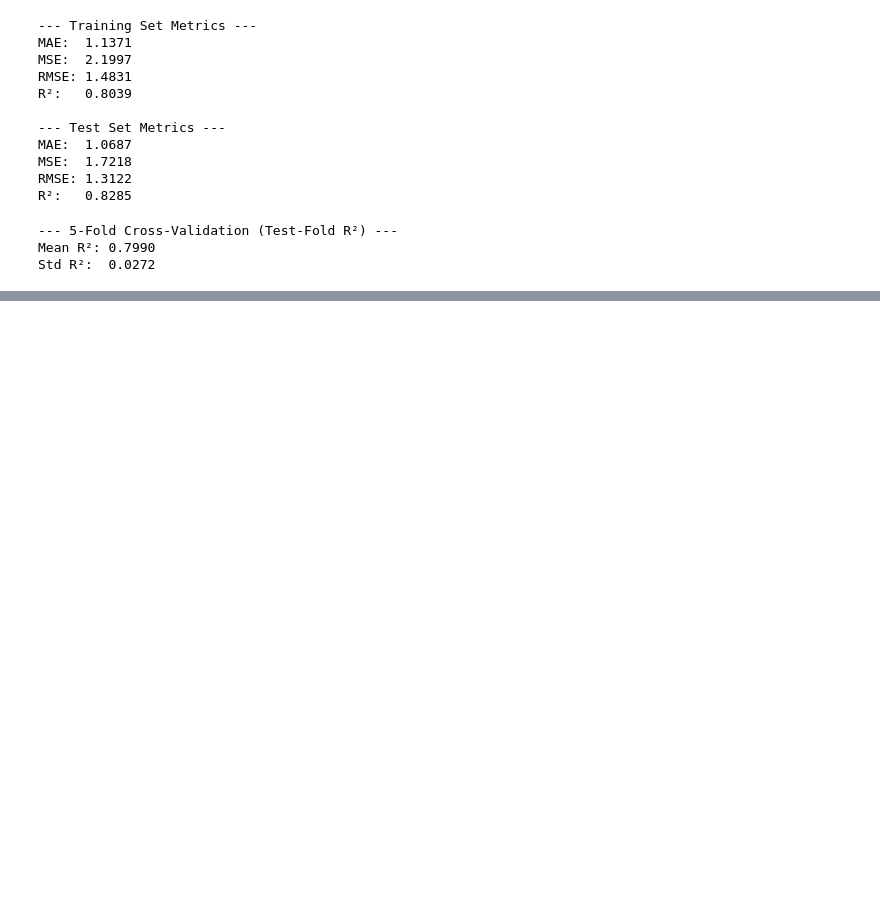
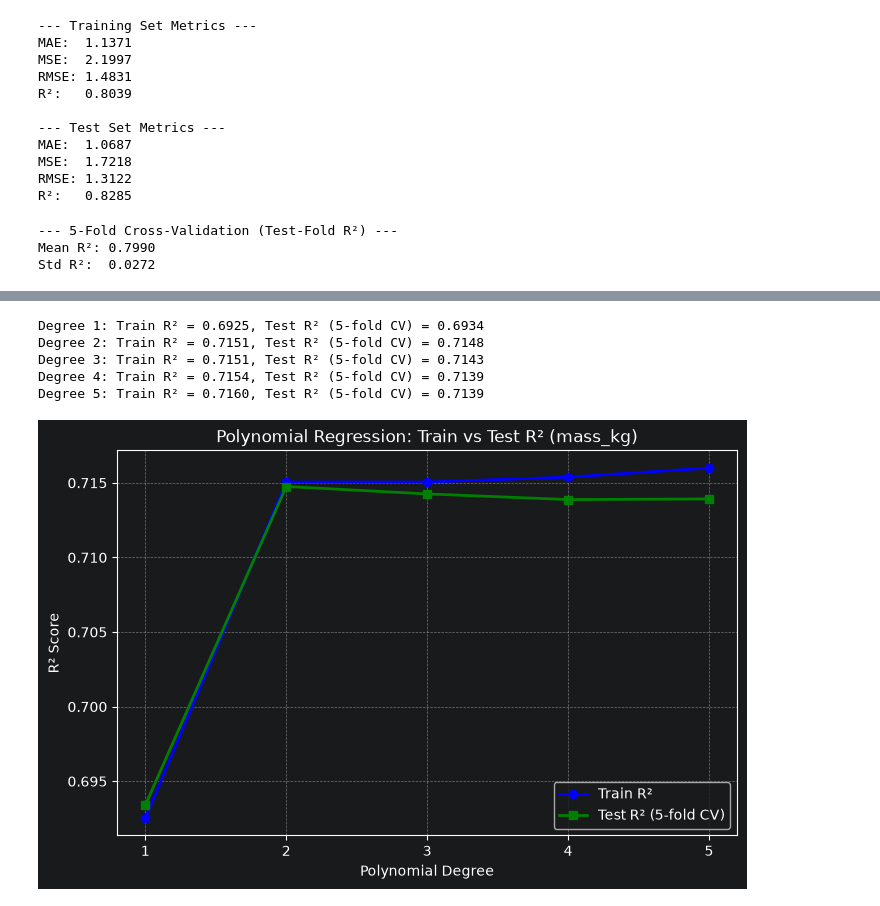
Before and after one commit to mukhamedzhankubantov/ML_lab_3, a Jupyter notebook: lab_3.ipynb, the cells around one changed output, grey strips where cells are left out. Drawn from its saved outputs; the diff is of its cells as text; code cells hidden in the pictures; blank space fills up the shorter version.

Commit message:
feat: implement Multiple linear regression and Polynomial regression

```diff
--- a/lab_3.ipynb
+++ b/lab_3.ipynb
@@ -139,0 +192,52 @@ Std R²:  0.0272
+# %%
+for degree in degrees:
+    pipe = make_pipeline(
+        StandardScaler(),
+        PolynomialFeatures(degree=degree, include_bias=False),
+        LinearRegression(),
+    )
+
+    pipe.fit(X_single, y)
+    y_pred_train = pipe.predict(X_single)
+    train_r2 = r2_score(y, y_pred_train)
+    train_r2_scores.append(train_r2)
+
+    cv_scores = cross_val_score(pipe, X_single, y, cv=kf, scoring="r2")
+    cv_test_r2_scores.append(cv_scores.mean())
+
+    print(
+        f"Degree {degree}: Train R² = {train_r2:.4f}, Test R² (5-fold CV) = {cv_scores.mean():.4f}"
+    )
+# %% [output]
+Degree 1: Train R² = 0.6925, Test R² (5-fold CV) = 0.6934
+Degree 2: Train R² = 0.7151, Test R² (5-fold CV) = 0.7148
+Degree 3: Train R² = 0.7151, Test R² (5-fold CV) = 0.7143
+Degree 4: Train R² = 0.7154, Test R² (5-fold CV) = 0.7139
+Degree 5: Train R² = 0.7160, Test R² (5-fold CV) = 0.7139
+# %%
+plt.figure(figsize=(8, 5))
+plt.plot(
+    degrees,
+    train_r2_scores,
+    marker="o",
+    label="Train R²",
+    color="blue",
+    linewidth=2,
+)
+plt.plot(
+    degrees,
+    cv_test_r2_scores,
+    marker="s",
+    label="Test R² (5-fold CV)",
+    color="green",
+    linewidth=2,
+)
+plt.xlabel("Polynomial Degree")
+plt.ylabel("R² Score")
+plt.title(f"Polynomial Regression: Train vs Test R² ({best_feature})")
+plt.xticks(degrees)
+plt.legend()
+plt.grid(True, linestyle="--", alpha=0.6)
+plt.show()
+# %% [output]
+[figure, added]
```
Also changed, not shown: parts of 12 cells of this notebook.
